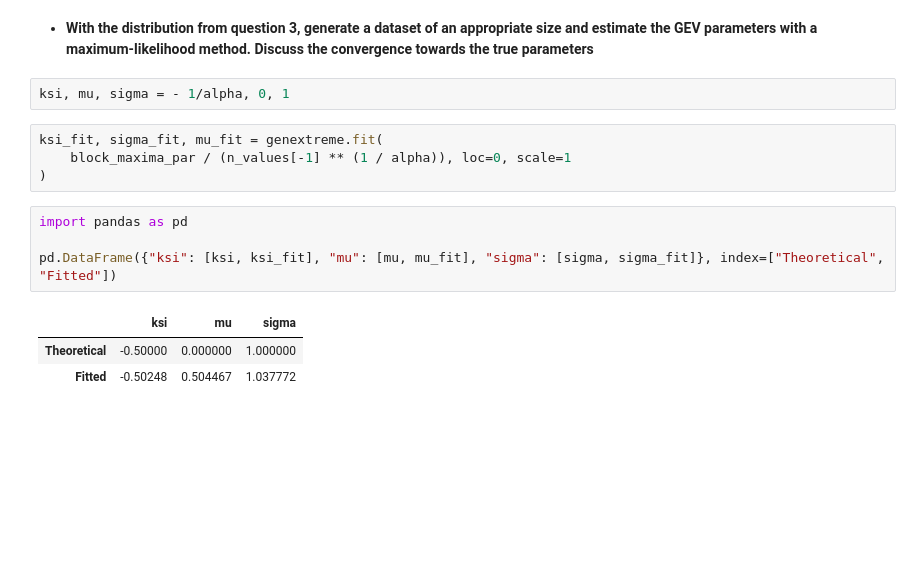
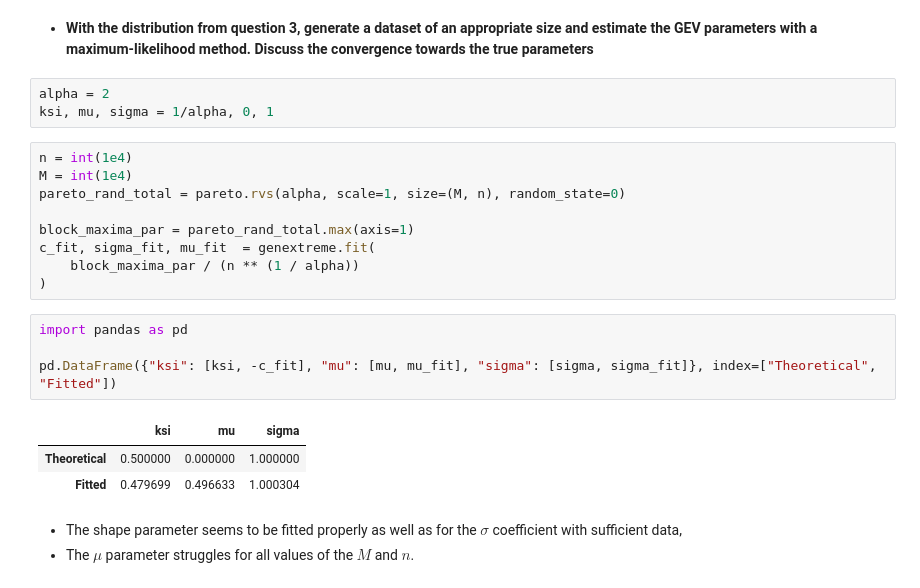
Before and after one commit to kerrianlc/EVT, a Jupyter notebook: hw1/homework1.ipynb, the cells around one changed output. Saved outputs shown, nothing was run; the diff lists cells and outputs as text; blank space fills up the shorter version.

```diff
--- a/homework1.ipynb
+++ b/hw1/homework1.ipynb
@@ -195,16 +199,25 @@ plt.show()
 the GEV parameters with a maximum-likelihood method. Discuss the convergence towards
 the true parameters**
 # %%
-ksi, mu, sigma = - 1/alpha, 0, 1
+alpha = 2
+ksi, mu, sigma = 1/alpha, 0, 1
-# %%
-ksi_fit, sigma_fit, mu_fit = genextreme.fit(
-    block_maxima_par / (n_values[-1] ** (1 / alpha)), loc=0, scale=1
-)
+# %%
+n = int(1e4)
+M = int(1e4)
+pareto_rand_total = pareto.rvs(alpha, scale=1, size=(M, n), random_state=0)
+
+block_maxima_par = pareto_rand_total.max(axis=1)
+c_fit, sigma_fit, mu_fit  = genextreme.fit(
+    block_maxima_par / (n ** (1 / alpha))
+)
 # %%
 import pandas as pd
 
-pd.DataFrame({"ksi": [ksi, ksi_fit], "mu": [mu, mu_fit], "sigma": [sigma, sigma_fit]}, index=["Theoretical", "Fitted"])
+pd.DataFrame({"ksi": [ksi, -c_fit], "mu": [mu, mu_fit], "sigma": [sigma, sigma_fit]}, index=["Theoretical", "Fitted"])
 # %% [output]
 |  | ksi | mu | sigma |
-| Theoretical | -0.50000 | 0.000000 | 1.000000 |
-| Fitted | -0.50248 | 0.504467 | 1.037772 |
+| Theoretical | 0.500000 | 0.000000 | 1.000000 |
+| Fitted | 0.479699 | 0.496633 | 1.000304 |
+# %% [markdown]
+- The shape parameter seems to be fitted properly as well as for the $\sigma$ coefficient with sufficient data,
+- The $\mu$ parameter struggles for all values of the $M$ and $n$.
```
Also changed, not shown: parts of 6 cells of this notebook, 2 other files.
